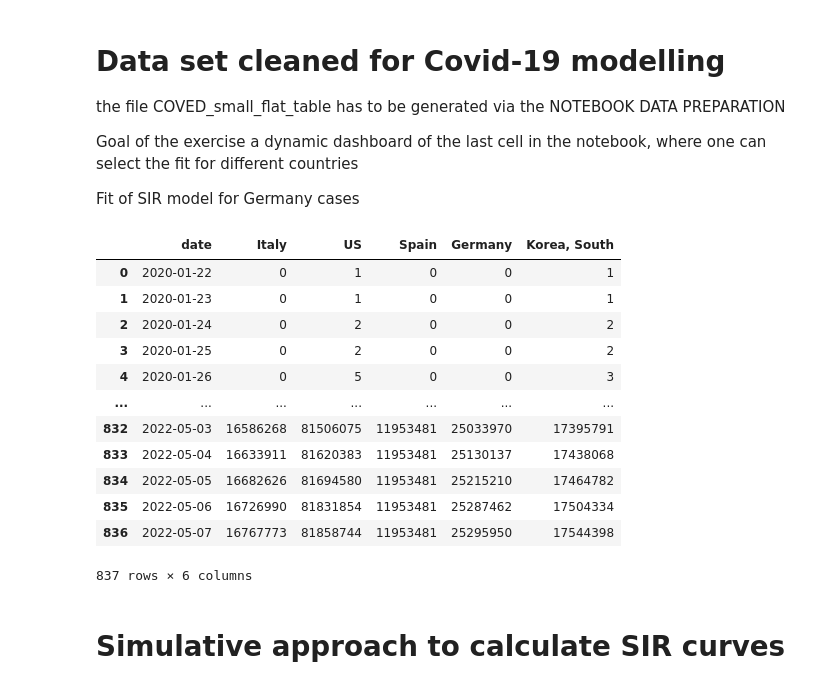
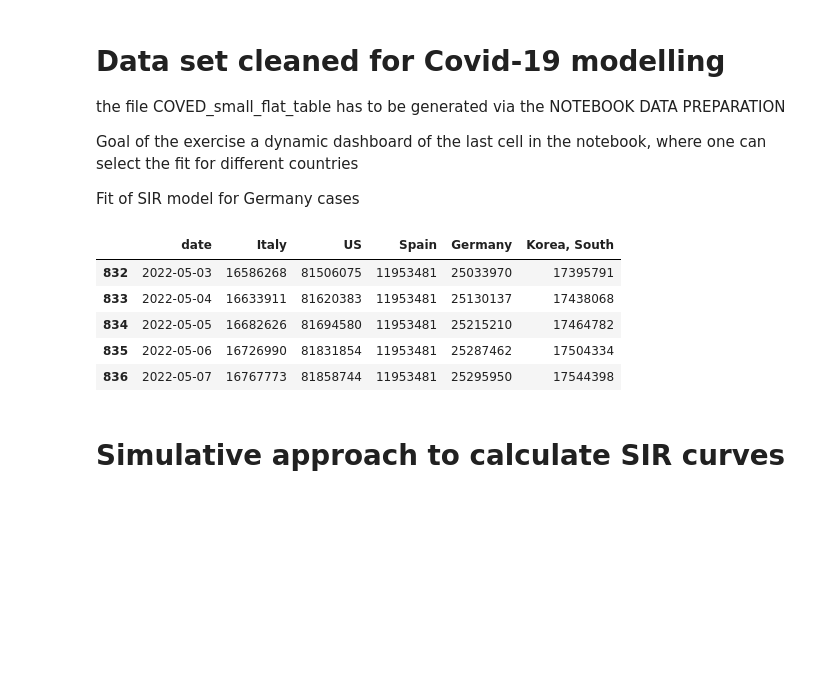
Before and after one commit to kienlef/Lecture_Covid_19_data_analysis, a Jupyter notebook: notebooks/SIR_modeling_2022-exercise.ipynb, the cells around one changed output. Cells and saved outputs as stored; diff of their text form; code cells hidden in the pictures; blank space fills up the shorter version.

```diff
--- a/notebooks/SIR_modeling_2022-exercise.ipynb
+++ b/notebooks/SIR_modeling_2022-exercise.ipynb
@@ -30,21 +30,14 @@ Fit of SIR model for Germany cases
 # %%
 # try to parse the dates right at the beginning
 # it works out of the box if the date was stored ISO YYYY-MM-DD format
 
 
 df_analyse=pd.read_csv('../data/processed/COVID_small_flat_table.csv',sep=';')
-df_analyse.sort_values('date',ascending=True)
+df_analyse.sort_values('date',ascending=True).tail()
 # %% [output]
 |  | date | Italy | US | Spain | Germany | Korea, South |
-| 0 | 2020-01-22 | 0 | 1 | 0 | 0 | 1 |
-| 1 | 2020-01-23 | 0 | 1 | 0 | 0 | 1 |
-| 2 | 2020-01-24 | 0 | 2 | 0 | 0 | 2 |
-| 3 | 2020-01-25 | 0 | 2 | 0 | 0 | 2 |
-| 4 | 2020-01-26 | 0 | 5 | 0 | 0 | 3 |
-| ... | ... | ... | ... | ... | ... | ... |
 | 832 | 2022-05-03 | 16586268 | 81506075 | 11953481 | 25033970 | 17395791 |
 | 833 | 2022-05-04 | 16633911 | 81620383 | 11953481 | 25130137 | 17438068 |
 | 834 | 2022-05-05 | 16682626 | 81694580 | 11953481 | 25215210 | 17464782 |
 | 835 | 2022-05-06 | 16726990 | 81831854 | 11953481 | 25287462 | 17504334 |
 | 836 | 2022-05-07 | 16767773 | 81858744 | 11953481 | 25295950 | 17544398 |
-837 rows × 6 columns
```
Also changed, not shown: parts of 19 cells of this notebook, 10 other files.
